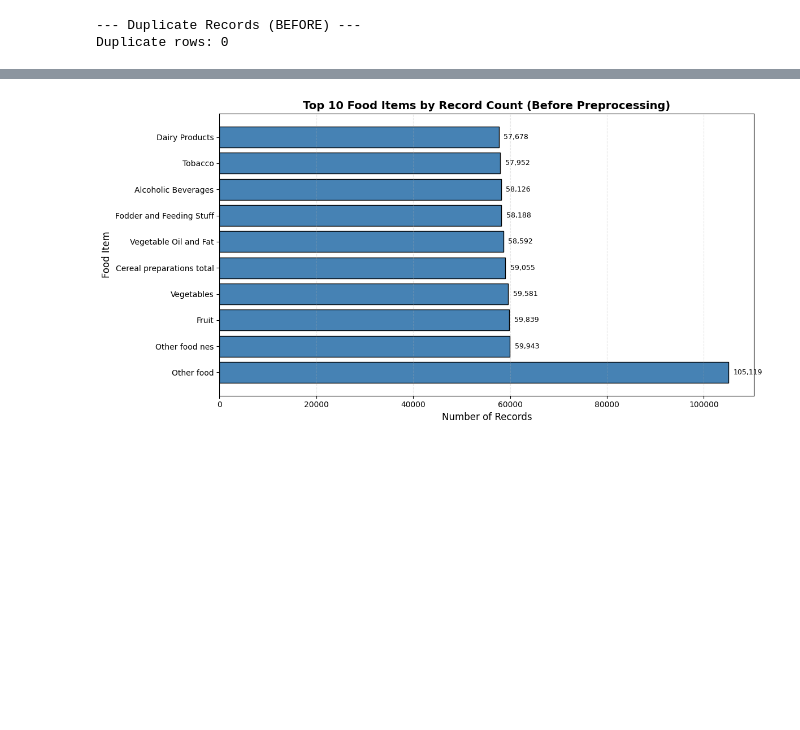
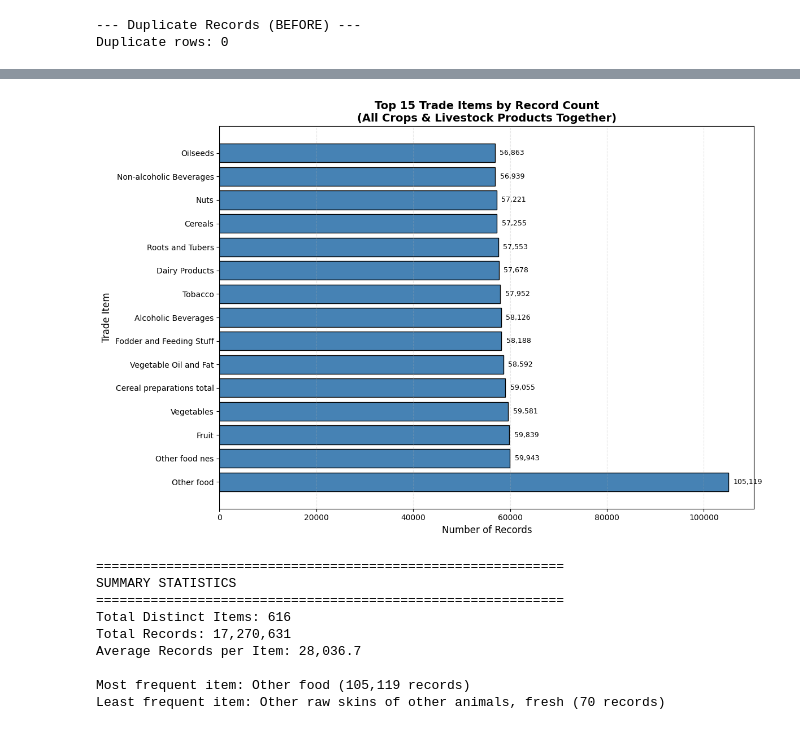
Before and after one commit to prodigal94/food-safe-bots, a Jupyter notebook: EDA.ipynb, the cells around one changed output, grey strips where cells are left out. Cells and saved outputs as stored; diff of their text form; code cells hidden in the pictures; blank space fills up the shorter version.

```diff
--- a/EDA.ipynb
+++ b/EDA.ipynb
@@ -90,50 +220,55 @@ Duplicate rows: 0
 # %%
-# EDA 1: COUNT FOR EACH TRADE ITEM (BEFORE)
+# EDA 1: TOTAL TRADE ITEMS (ALL PRODUCTS TOGETHER - RECORD COUNTS ONLY)
 print("\n" + "=" * 60)
-print("EDA 1: COUNT FOR EACH TRADE ITEM (BEFORE)")
+print("EDA 1: COUNT FOR EACH TRADE ITEM (ALL PRODUCTS)")
 print("=" * 60)
 
-# Show total distinct food items
+# Show total distinct trade items
 distinct_items = df_before.select("Item").distinct().count()
-print(f"\n📊 TOTAL DISTINCT FOOD ITEMS: {distinct_items:,}")
+print(f"\n📊 TOTAL DISTINCT TRADE ITEMS: {distinct_items:,}")
 print(f"📊 TOTAL RECORDS: {df_before.count():,}")
 
-# Count for each trade item
+# Count for each trade item (ALL items together) - NO VALUE
 item_counts_before = df_before.groupBy("Item").agg(
-    F.count("*").alias("Record_Count"),
-    F.sum("Value").alias("Total_Value")
+    F.count("*").alias("Record_Count")
 ).orderBy(F.desc("Record_Count"))
 
-print("\nTop 10 items by record count:")
-item_counts_before.show(10, truncate=False)
+print("\n📊 TOP 20 ITEMS BY RECORD COUNT (ALL PRODUCTS TOGETHER):")
+item_counts_before.show(20, truncate=False)
 
-# Collect for visualization (top 10 only)
-item_before_list = item_counts_before.limit(10).collect()
-items_before = [row.Item for row in item_before_list]
-counts_before = [row.Record_Count for row in item_before_list]
+# Collect for visualization (top 15 for better view)
+item_top_list = item_counts_before.limit(15).collect()
+items_top = [row.Item for row in item_top_list]
+counts_top = [row.Record_Count for row in item_top_list]
 
-# VISUALIZATION for EDA 1 (BEFORE)
-plt.figure(figsize=(12, 6))
+# VISUALIZATION
+plt.figure(figsize=(12, 8))
 
-# Bar chart - horizontal for better category label readability
-plt.barh(items_before, counts_before, color='steelblue', edgecolor='black')
+plt.barh(items_top, counts_top, color='steelblue', edgecolor='black')
+plt.title('Top 15 Trade Items by Record Count\n(All Crops & Livestock Products Together)',
+          fontsize=14, fontweight='bold')
+plt.xlabel('Number of Records', fontsize=12)
+plt.ylabel('Trade Item', fontsize=12)
 
-# Clear, descriptive title
-plt.title('Top 10 Food Items by Record Count (Before Preprocessing)',
-          fontsize=14, fontweight='bold')
-
-# Label axes clearly
-plt.xlabel('Number of Records', fontsize=12)
-plt.ylabel('Food Item', fontsize=12)
-
-# Add value labels for readability
-for i, v in enumerate(counts_before):
+# Add value labels
+for i, v in enumerate(counts_top):
     plt.text(v + 1000, i, f'{v:,}', va='center', fontsize=9)
 
-# Add grid for readability (but only on x-axis)
 plt.grid(axis='x', alpha=0.3, linestyle='--')
-
 plt.tight_layout()
 plt.show()
+
+# Simple summary
+print("\n" + "=" * 60)
+print("SUMMARY STATISTICS")
+print("=" * 60)
+print(f"Total Distinct Items: {distinct_items:,}")
+print(f"Total Records: {df_before.count():,}")
+print(f"Average Records per Item: {df_before.count() / distinct_items:,.1f}")
+
+# Most and least frequent items
+print(f"\nMost frequent item: {item_counts_before.first()['Item']} ({item_counts_before.first()['Record_Count']:,} records)")
+least_frequent = item_counts_before.orderBy(F.asc("Record_Count")).filter(F.col("Record_Count") > 0).first()
+print(f"Least frequent item: {least_frequent['Item']} ({least_frequent['Record_Count']:,} records)")
 # %% [output]
 ============================================================
@@ -156 +291,10 @@ only showing top 10 rows
-[figure, old version]
+[figure, new version]
+============================================================
+SUMMARY STATISTICS
+============================================================
+Total Distinct Items: 616
+Total Records: 17,270,631
+Average Records per Item: 28,036.7
+
+Most frequent item: Other food (105,119 records)
+Least frequent item: Other raw skins of other animals, fresh (70 records)
```
Also changed, not shown: parts of 3 cells of this notebook.
